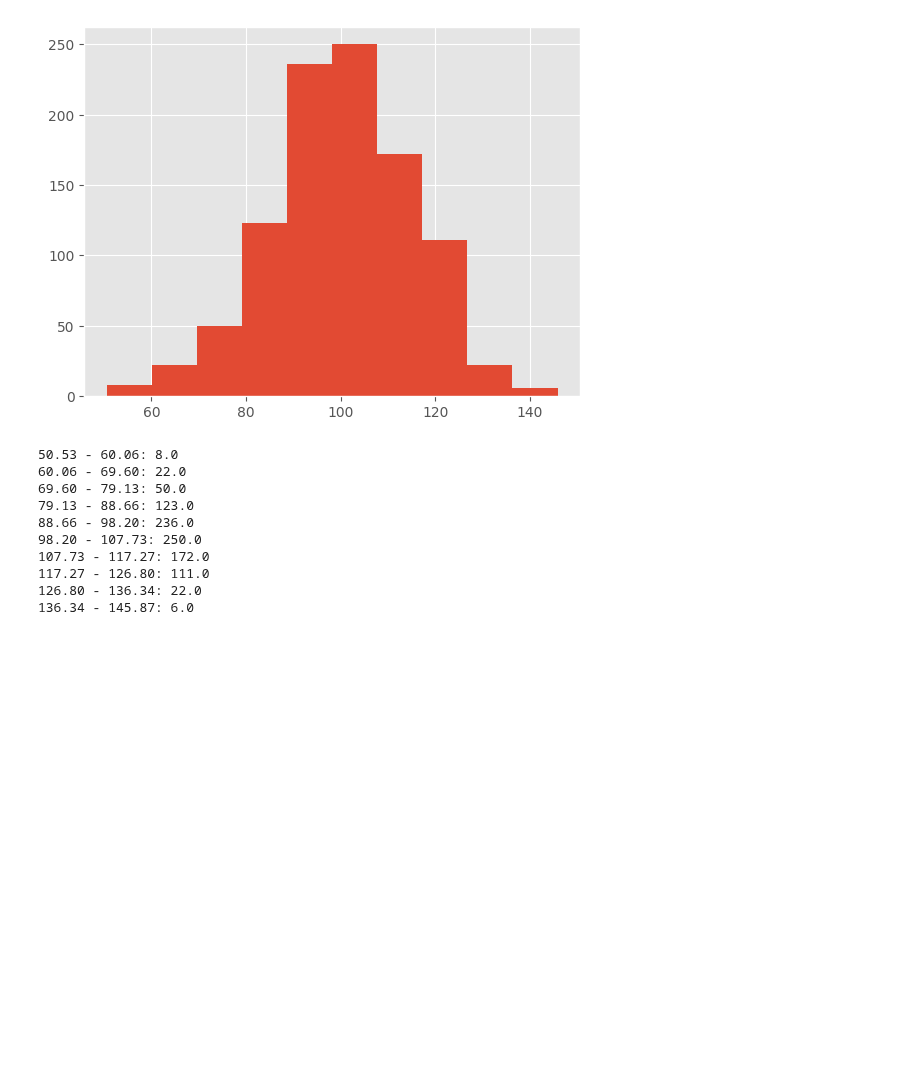
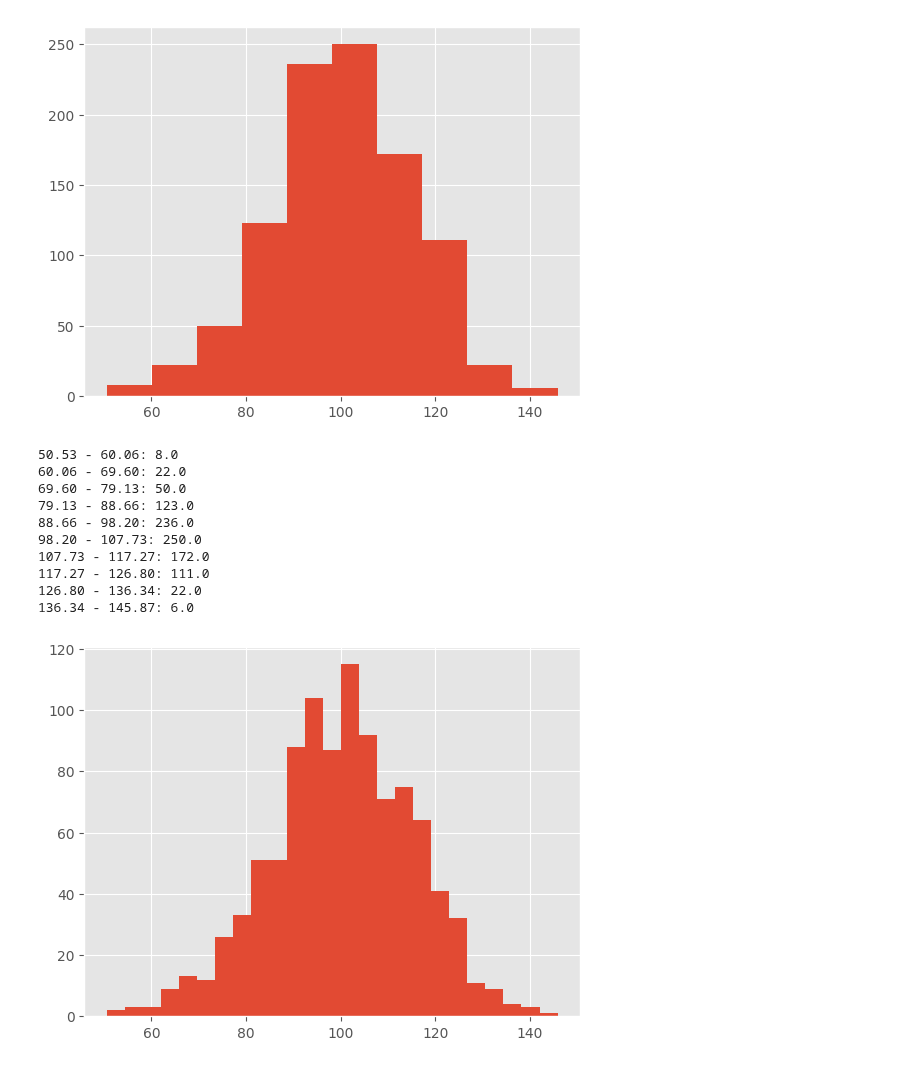
Before and after one commit to Ryo-9591/python-data-analysis-study, a Jupyter notebook: Matplotlib/graphs.ipynb, the cells around one changed output. Drawn from its saved outputs; the diff is of its cells as text; code cells hidden in the pictures; blank space fills up the shorter version.

```diff
--- a/Matplotlib/graphs.ipynb
+++ b/Matplotlib/graphs.ipynb
@@ -189,3 +189,11 @@ for i, num in enumerate(n):
 117.27 - 126.80: 111.0
 126.80 - 136.34: 22.0
 136.34 - 145.87: 6.0
+# %%
+fig, ax = plt.subplots()
+
+ax.hist(x, bins=25)  # ビンの数を指定して描画
+
+plt.show()
+# %% [output]
+[figure, added]
```
Also changed, not shown: parts of 5 cells of this notebook.
